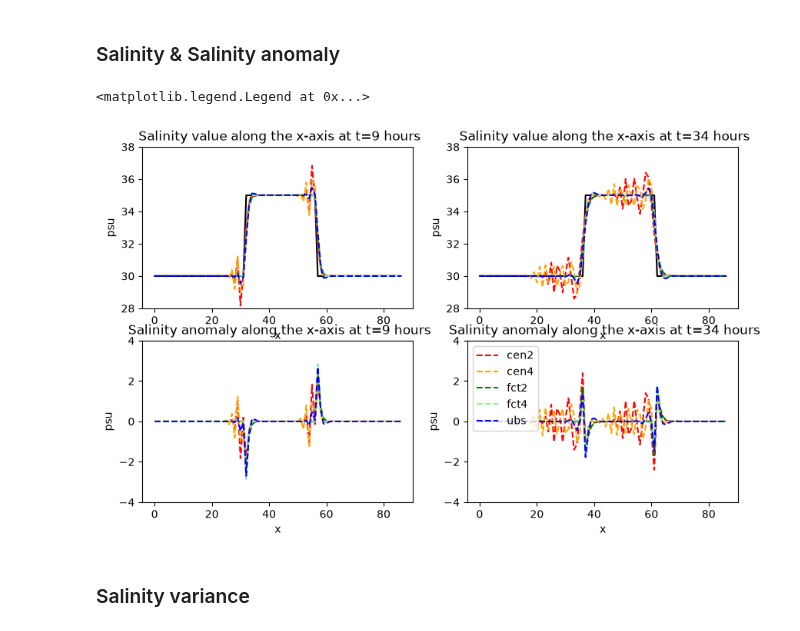
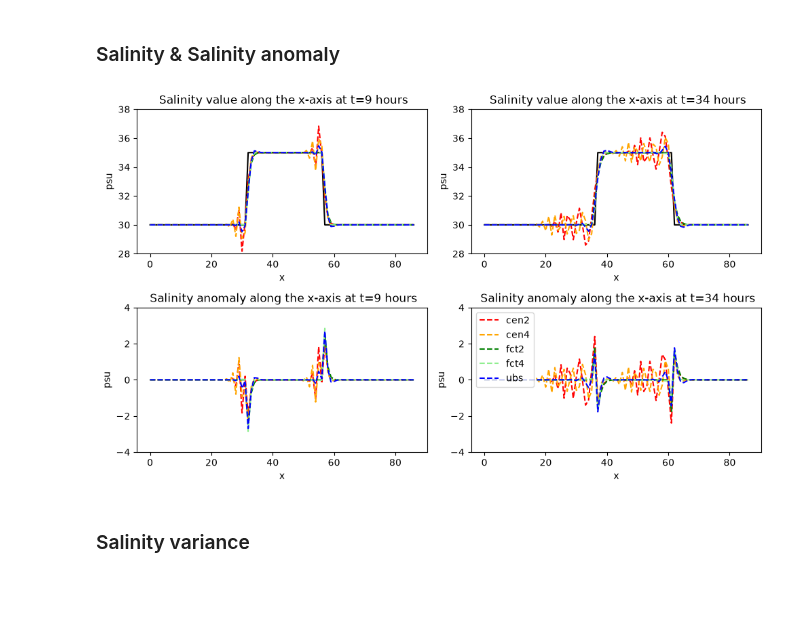
Before and after one commit to justinebuisson606/NEMO_Demonstrators, a Jupyter notebook: Demonstrator 1.ipynb, the cells around one changed output. Drawn from its saved outputs; the diff is of its cells as text; code cells hidden in the pictures; blank space fills up the shorter version.

Commit message:
tight layout

```diff
--- a/Demonstrator 1.ipynb
+++ b/Demonstrator 1.ipynb
@@ -313,27 +313,27 @@ for t in range (80):
 # %%
 t_list = [9, 34]
 
 fig, ax = plt.subplots(2, len(t_list), figsize=(10,6))
 
 for i,t in enumerate(t_list):
     ax[0][i].plot(np.arange(len(ref[0])), ref[t], color ='black', label ='reference')
     for n, ds in soce.items() :
         ax[0][i].plot(np.arange(ds.shape[1]), ds[t], '--', color = colors[n], label = n)
         ax[1][i].plot(np.arange(ds.shape[1]), ds[t]-ref[t], '--', color = colors[n], label = n)
     ax[0][i].set_xlabel('x')
     ax[0][i].set_ylabel('psu')
     ax[0][i].set_ylim(28,38)
     ax[0][i].set_title(f' Salinity value along the x-axis at t={t} hours')
     ax[1][i].set_xlabel('x')
     ax[1][i].set_ylabel('psu')
     ax[1][i].set_ylim(-4,4)
     ax[1][i].set_title(f' Salinity anomaly along the x-axis at t={t} hours')
 
 
 plt.legend(loc='upper left')
+plt.tight_layout()
 # %% [output]
-<matplotlib.legend.Legend at 0x...>
-[figure, old version]
+[figure, new version]
 # %% [markdown]
 ### Salinity variance
 # %%
```
Also changed, not shown: parts of 4 cells of this notebook, 2 other files.
